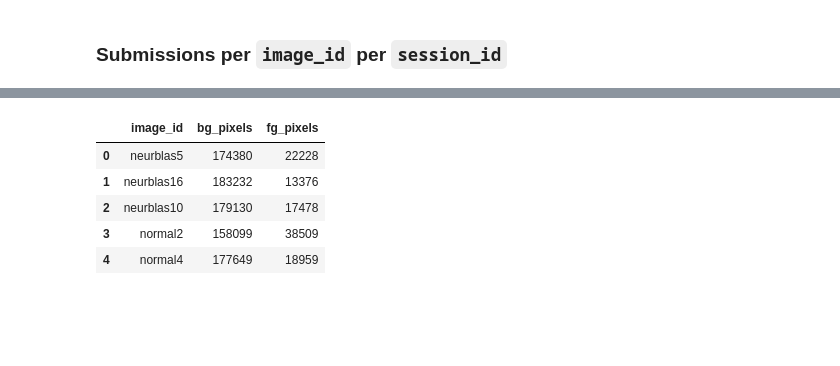
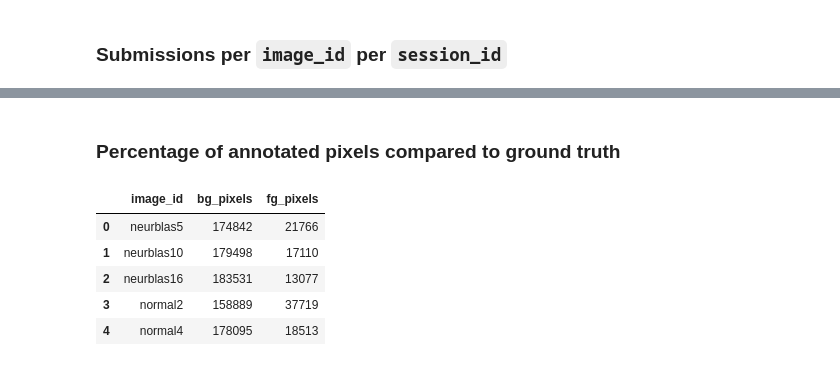
Before and after one commit to soupwaylee/masters-thesis-grabcut-cp-evaluation, a Jupyter notebook: interaction_eval.ipynb, the cells around one changed output, grey strips where cells are left out. Cells and saved outputs as stored; diff of their text form; code cells hidden in the pictures; blank space fills up the shorter version.

```diff
--- a/interaction_eval.ipynb
+++ b/interaction_eval.ipynb
@@ -286,36 +251,38 @@ plt.show()
+# %% [markdown]
+### Percentage of annotated pixels compared to ground truth
 # %%
 kromp_gt = np.load('kromp_gt.npz')
 
 # keys = ['neurblas5', 'neurblas16', 'neurblas10', 'normal2', 'normal4']
 
 d = {
-    'image_id': ['neurblas5', 'neurblas16', 'neurblas10', 'normal2', 'normal4'],
+    'image_id': ['neurblas5', 'neurblas10', 'neurblas16', 'normal2', 'normal4'],
     'bg_pixels': [
         np.count_nonzero(kromp_gt['neurblas5'] == 0),
+        np.count_nonzero(kromp_gt['neurblas10'] == 0),
         np.count_nonzero(kromp_gt['neurblas16'] == 0),
-        np.count_nonzero(kromp_gt['neurblas10'] == 0),
         np.count_nonzero(kromp_gt['normal2'] == 0),
         np.count_nonzero(kromp_gt['normal4'] == 0),
     ],
     'fg_pixels': [
         np.count_nonzero(kromp_gt['neurblas5'] == 1),
+        np.count_nonzero(kromp_gt['neurblas10'] == 1),
         np.count_nonzero(kromp_gt['neurblas16'] == 1),
-        np.count_nonzero(kromp_gt['neurblas10'] == 1),
         np.count_nonzero(kromp_gt['normal2'] == 1),
         np.count_nonzero(kromp_gt['normal4'] == 1),
     ],
 }
 
 gt_pixels_df = pd.DataFrame(data=d)
 
 gt_pixels_df.head()
 # %% [output]
 |  | image_id | bg_pixels | fg_pixels |
-| 0 | neurblas5 | 174380 | 22228 |
-| 1 | neurblas16 | 183232 | 13376 |
-| 2 | neurblas10 | 179130 | 17478 |
-| 3 | normal2 | 158099 | 38509 |
-| 4 | normal4 | 177649 | 18959 |
+| 0 | neurblas5 | 174842 | 21766 |
+| 1 | neurblas10 | 179498 | 17110 |
+| 2 | neurblas16 | 183531 | 13077 |
+| 3 | normal2 | 158889 | 37719 |
+| 4 | normal4 | 178095 | 18513 |
 # %%
 gt_percentages_df = pd.merge(df_final_interaction_per_image_per_session, gt_pixels_df, how="inner", on="image_id")
 
```
Also changed, not shown: parts of 28 cells of this notebook, 1 other file.
